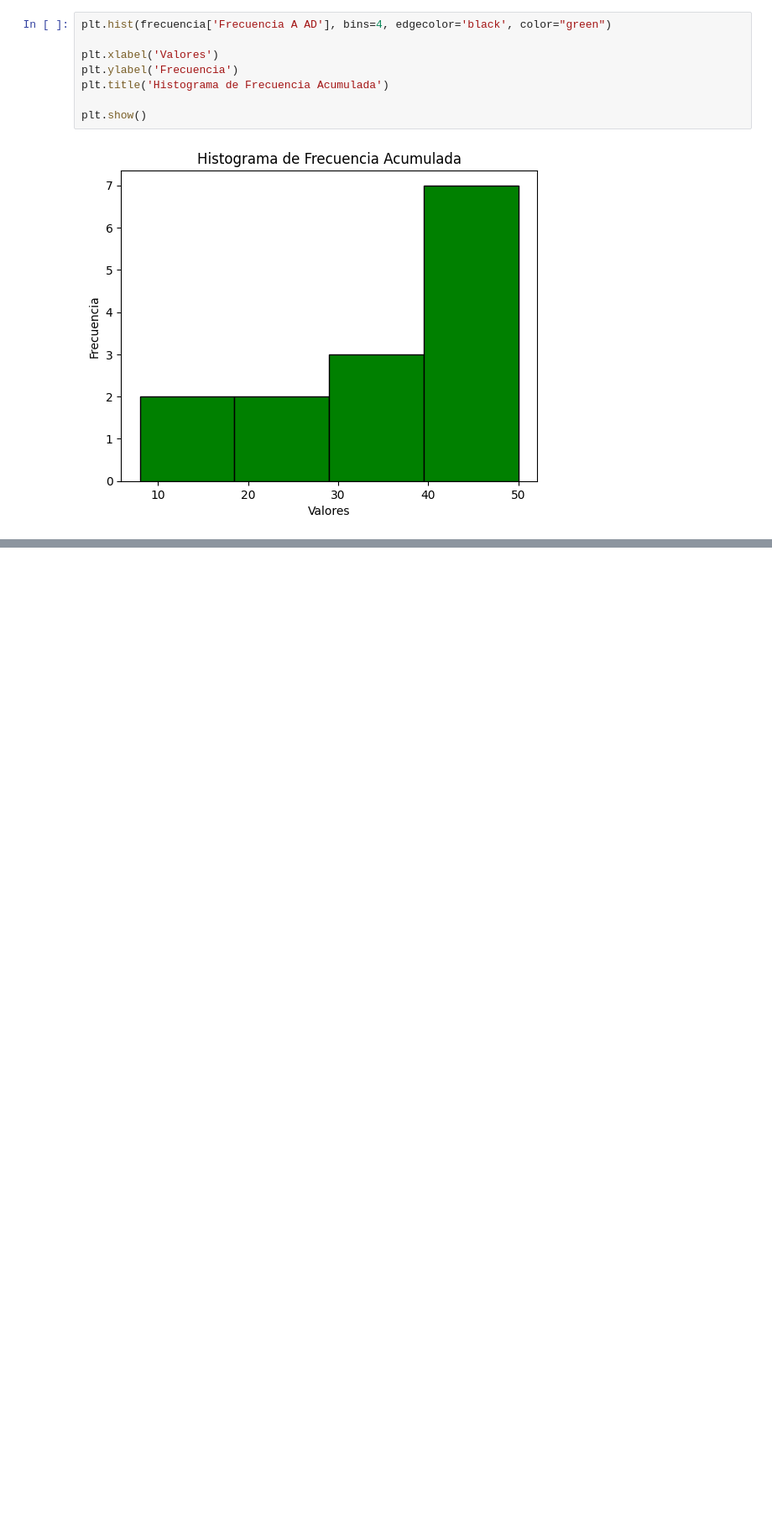
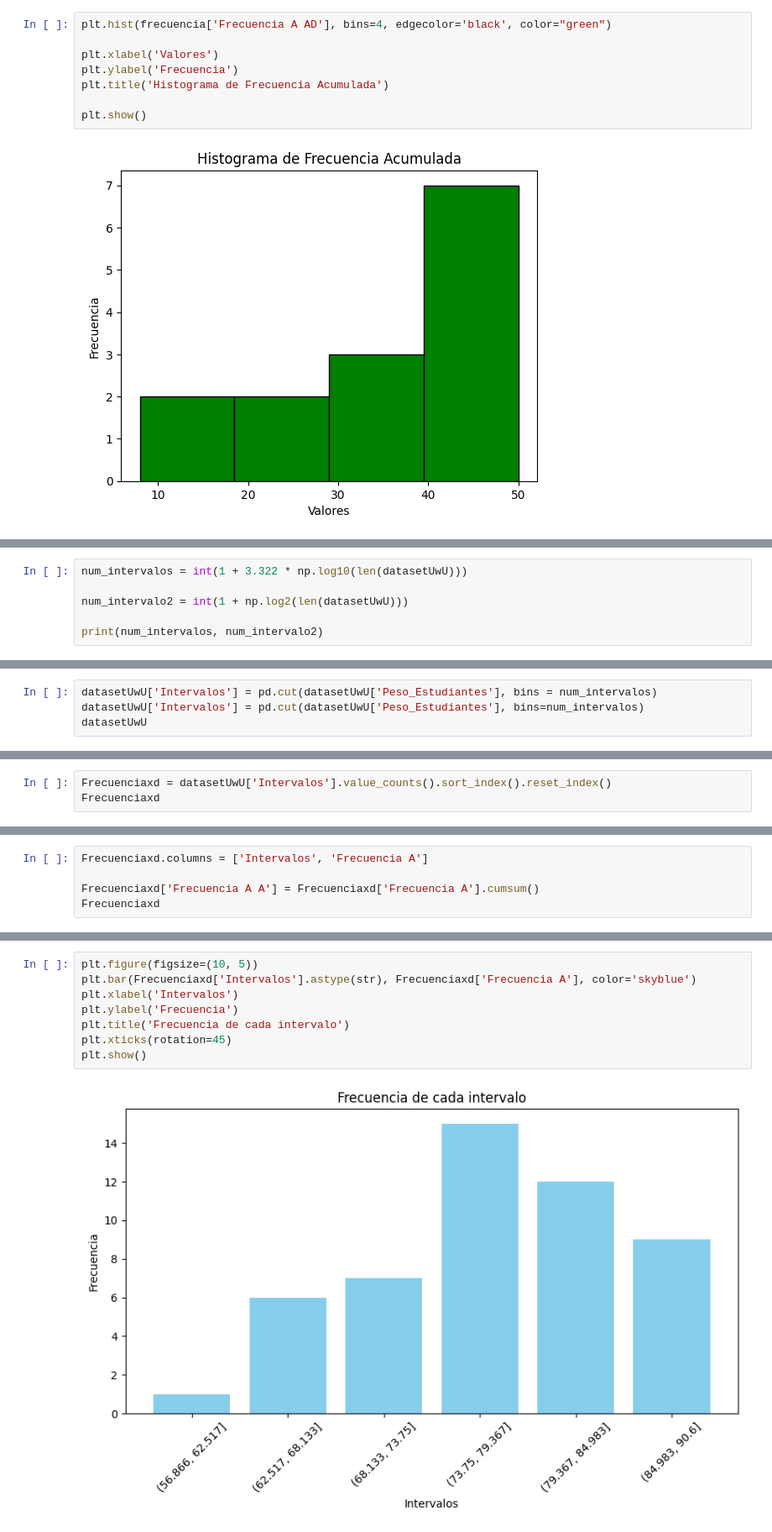
Before and after one commit to DarkKing516/MachineLearning, a Jupyter notebook: clase_random/estadistica.ipynb, the cells around one changed output, grey strips where cells are left out. Shown at 84% size. Saved outputs shown, nothing was run; the diff lists cells and outputs as text; blank space fills up the shorter version.

```diff
--- a/clase_random/estadistica.ipynb
+++ b/clase_random/estadistica.ipynb
@@ -167,0 +190,6 @@ plt.show()
+# %%
+num_intervalos = int(1 + 3.322 * np.log10(len(datasetUwU)))
+
+num_intervalo2 = int(1 + np.log2(len(datasetUwU)))
+
+print(num_intervalos, num_intervalo2)
@@ -167,0 +198,4 @@ plt.show()
+# %%
+datasetUwU['Intervalos'] = pd.cut(datasetUwU['Peso_Estudiantes'], bins = num_intervalos)
+datasetUwU['Intervalos'] = pd.cut(datasetUwU['Peso_Estudiantes'], bins=num_intervalos)
+datasetUwU
@@ -167,0 +220,3 @@ plt.show()
+# %%
+Frecuenciaxd = datasetUwU['Intervalos'].value_counts().sort_index().reset_index()
+Frecuenciaxd
@@ -167,0 +231,5 @@ plt.show()
+# %%
+Frecuenciaxd.columns = ['Intervalos', 'Frecuencia A']
+
+Frecuenciaxd['Frecuencia A A'] = Frecuenciaxd['Frecuencia A'].cumsum()
+Frecuenciaxd
@@ -167,0 +244,10 @@ plt.show()
+# %%
+plt.figure(figsize=(10, 5))
+plt.bar(Frecuenciaxd['Intervalos'].astype(str), Frecuenciaxd['Frecuencia A'], color='skyblue')
+plt.xlabel('Intervalos')
+plt.ylabel('Frecuencia')
+plt.title('Frecuencia de cada intervalo')
+plt.xticks(rotation=45)
+plt.show()
+# %% [output]
+[figure, added]
```
Also changed, not shown: parts of 6 cells of this notebook.
